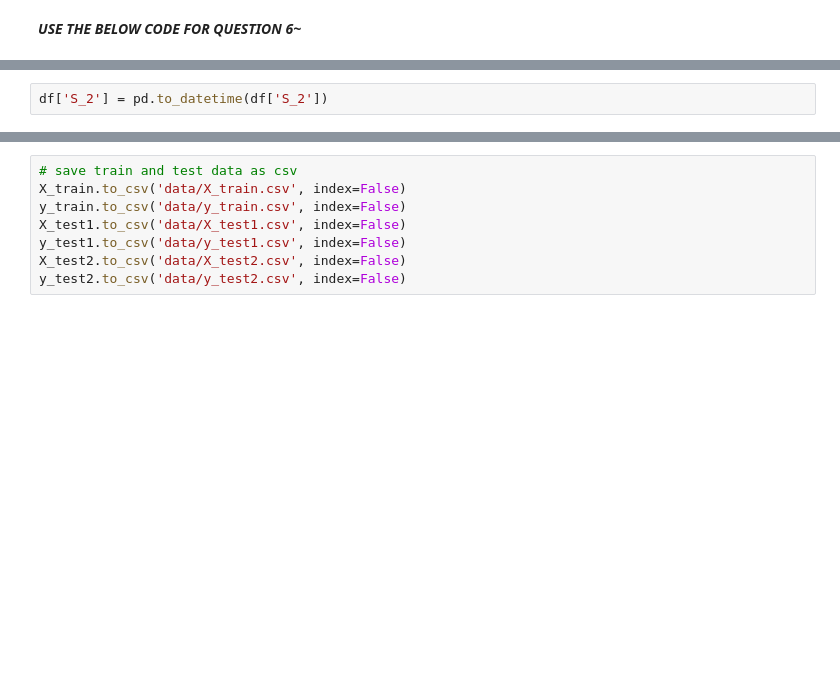
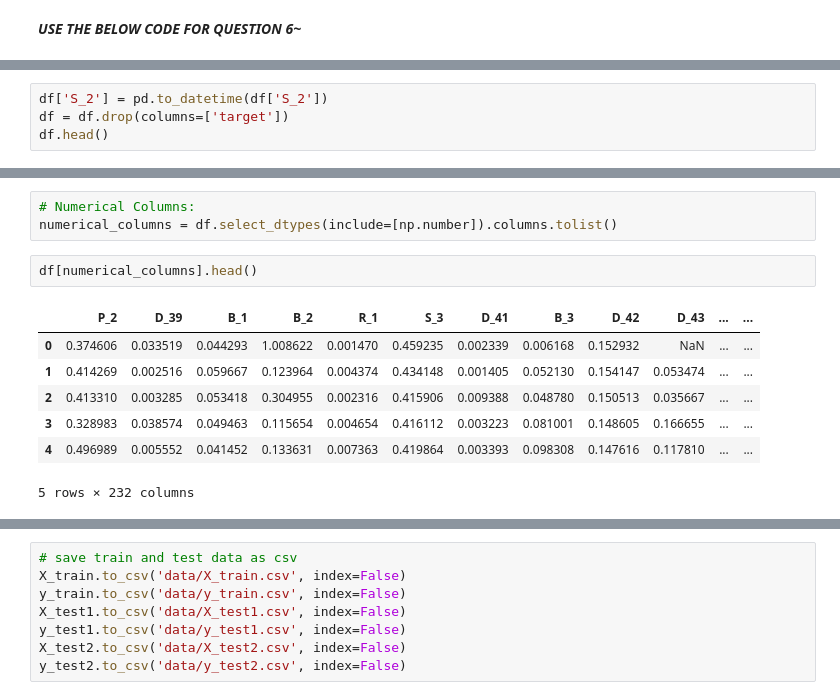
Before and after one commit to itoshiyanazawa/fall2024_ml_credit_risk, a Jupyter notebook: analysis_itoshi.ipynb, the cells around one changed output, grey strips where cells are left out. Saved outputs shown, nothing was run; the diff lists cells and outputs as text; blank space fills up the shorter version.

```diff
--- a/analysis_itoshi.ipynb
+++ b/analysis_itoshi.ipynb
@@ -123,2 +136,4 @@ df = pd.read_csv('data/train_encoded_data.csv')
 # %%
 df['S_2'] = pd.to_datetime(df['S_2'])
+df = df.drop(columns=['target'])
+df.head()
@@ -135 +148,14 @@ df.head()
+# %%
+# Numerical Columns:
+numerical_columns = df.select_dtypes(include=[np.number]).columns.tolist()
+# %%
+df[numerical_columns].head()
+# %% [output]
+|  | P_2 | D_39 | B_1 | B_2 | R_1 | S_3 | D_41 | B_3 | D_42 | D_43 | ... | ... |
+| 0 | 0.374606 | 0.033519 | 0.044293 | 1.008622 | 0.001470 | 0.459235 | 0.002339 | 0.006168 | 0.152932 | NaN | ... | ... |
+| 1 | 0.414269 | 0.002516 | 0.059667 | 0.123964 | 0.004374 | 0.434148 | 0.001405 | 0.052130 | 0.154147 | 0.053474 | ... | ... |
+| 2 | 0.413310 | 0.003285 | 0.053418 | 0.304955 | 0.002316 | 0.415906 | 0.009388 | 0.048780 | 0.150513 | 0.035667 | ... | ... |
+| 3 | 0.328983 | 0.038574 | 0.049463 | 0.115654 | 0.004654 | 0.416112 | 0.003223 | 0.081001 | 0.148605 | 0.166655 | ... | ... |
+| 4 | 0.496989 | 0.005552 | 0.041452 | 0.133631 | 0.007363 | 0.419864 | 0.003393 | 0.098308 | 0.147616 | 0.117810 | ... | ... |
+5 rows × 232 columns
 # %%
```
Also changed, not shown: parts of 28 cells of this notebook.
